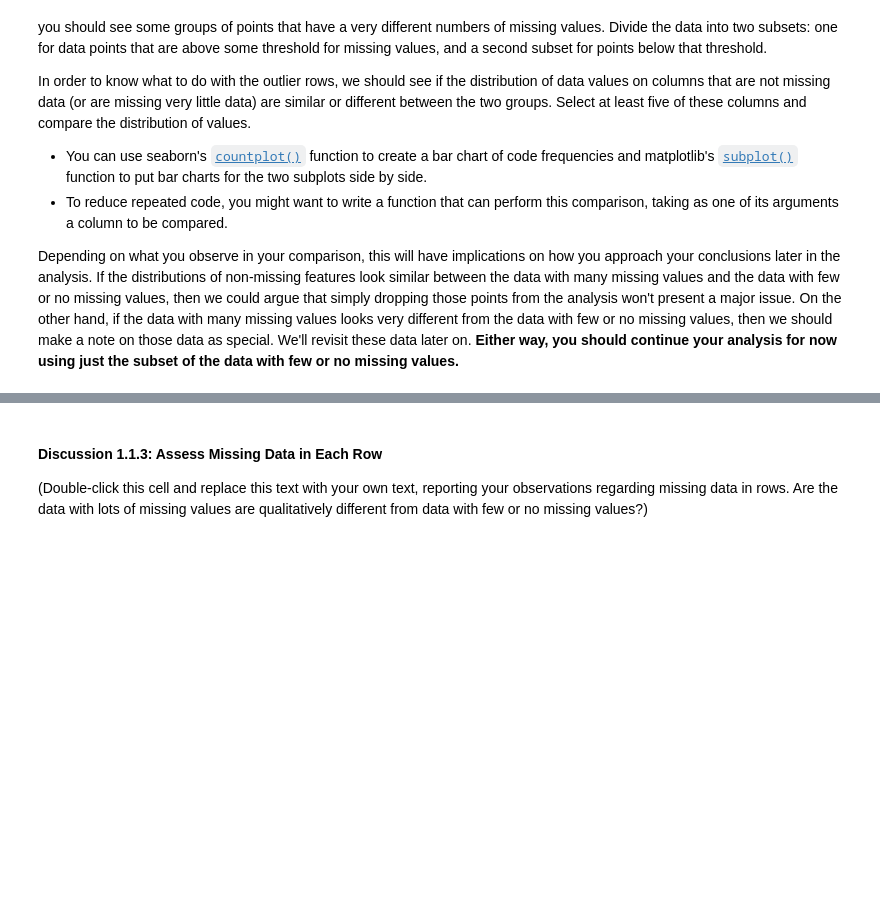
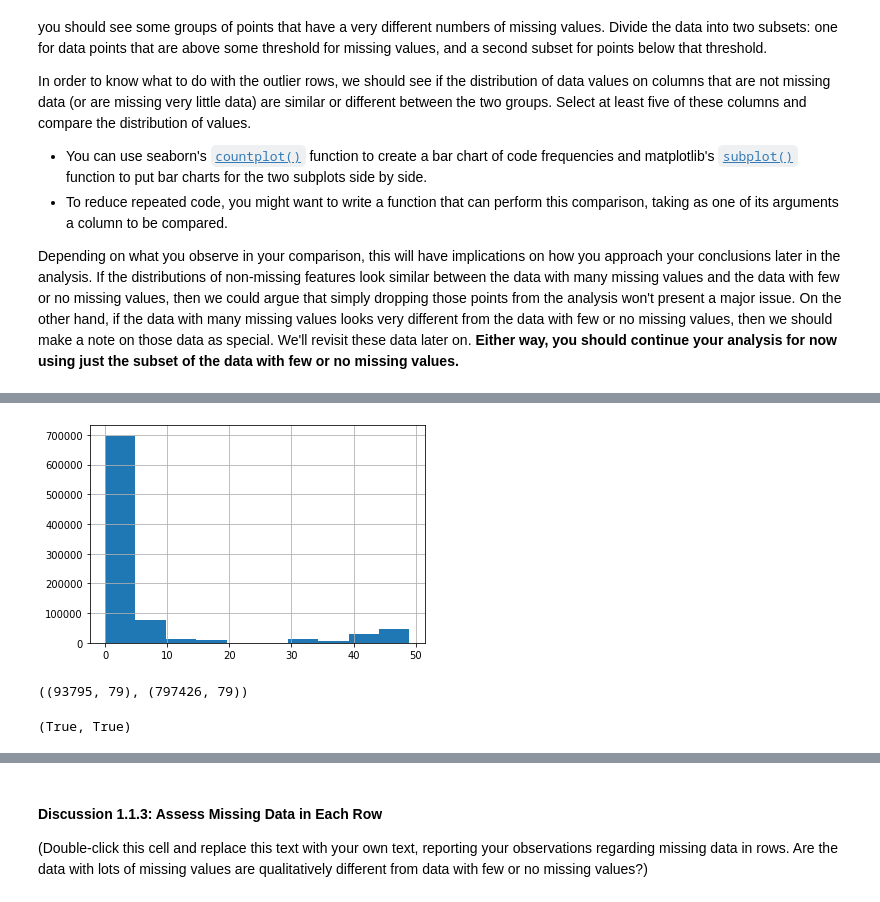
Before and after one commit to marooned20/identify-customer-segments, a Jupyter notebook: Identify_Customer_Segments.ipynb, the cells around one changed output, grey strips where cells are left out. Saved outputs shown, nothing was run; the diff lists cells and outputs as text; code cells hidden in the pictures; blank space fills up the shorter version.

```diff
--- a/Identify_Customer_Segments.ipynb
+++ b/Identify_Customer_Segments.ipynb
@@ -229,2 +243,4 @@ Depending on what you observe in your comparison, this will have implications on
 # %%
 # How much data is missing in each row of the dataset?
+row_null = pd.DataFrame(azdias.isnull().sum(axis=1).sort_values(ascending=False), columns=['num_per_row'])
+row_null.head()
@@ -231 +254,6 @@ Depending on what you observe in your comparison, this will have implications on
+# %%
+# check distribution
+row_null.num_per_row.hist();
+# %% [output]
+[figure, added]
 # %%
@@ -234,3 +262,12 @@ Depending on what you observe in your comparison, this will have implications on
+# %%
+gt20.shape, lt20.shape
+# %% [output]
+((93795, 79), (797426, 79))
+# %%
+# sanity check - both should give (true, true)
+gt20.shape[0] + lt20.shape[0] == azdias.shape[0], gt20.columns.all() == lt20.columns.all() == azdias.columns.all()
+# %% [output]
+(True, True)
 # %%
 # Compare the distribution of values for at least five columns where there are
 # no or few missing values, between the two subsets.
```
Also changed, not shown: parts of 26 cells of this notebook.
